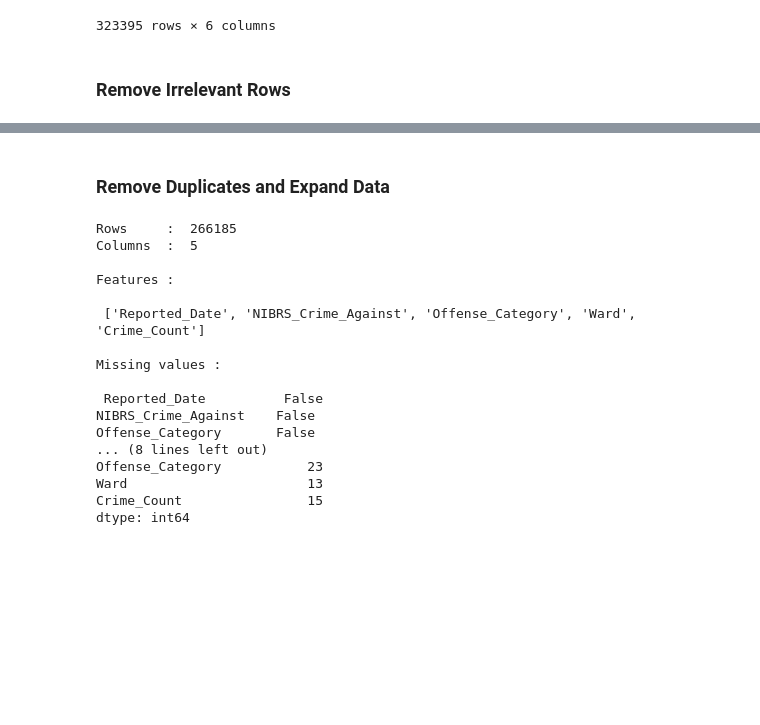
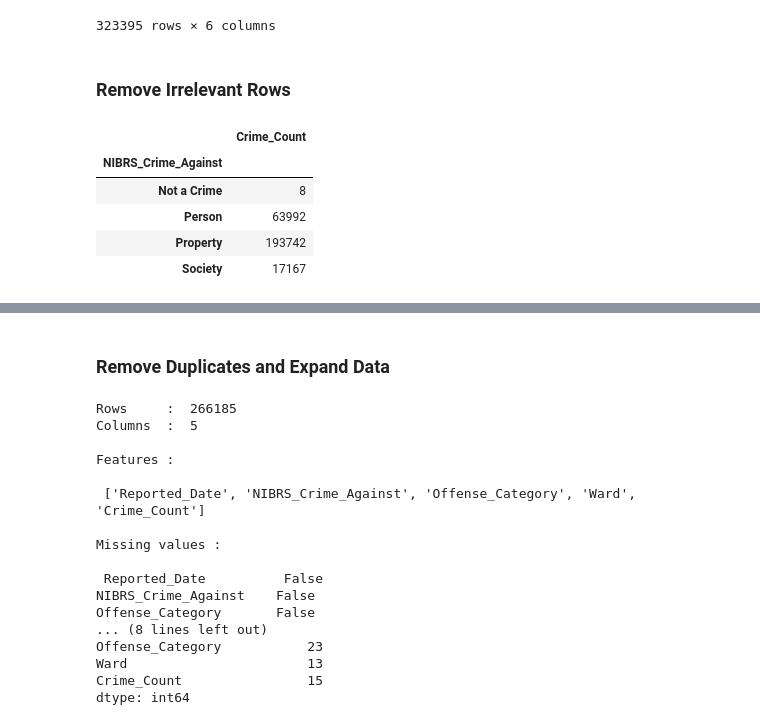
Before and after one commit to Hajar0Ahmed/Time-Series-Crime-Forecasting-Minneapolis, a Jupyter notebook: notebooks/data_cleaning.ipynb, the cells around one changed output, grey strips where cells are left out. Cells and saved outputs as stored; diff of their text form; code cells hidden in the pictures; blank space fills up the shorter version.

```diff
--- a/notebooks/data_cleaning.ipynb
+++ b/notebooks/data_cleaning.ipynb
@@ -38,6 +38,17 @@ data
 323395 rows × 6 columns
 # %% [markdown]
 ### Remove Irrelevant Rows
+# %%
+data = data[data.Type =="Crime Offenses (NIBRS)"]
+table = pd.pivot_table(data, values='Crime_Count', index=['NIBRS_Crime_Against'],  aggfunc="sum")
+table
+# %% [output]
+|  | Crime_Count |
+| NIBRS_Crime_Against |  |
+| Not a Crime | 8 |
+| Person | 63992 |
+| Property | 193742 |
+| Society | 17167 |
 # %%
 data = data[data.Type =="Crime Offenses (NIBRS)"]
 data = data[data.NIBRS_Crime_Against != "Not a Crime "]
```
Also changed, not shown: 1 other file.
